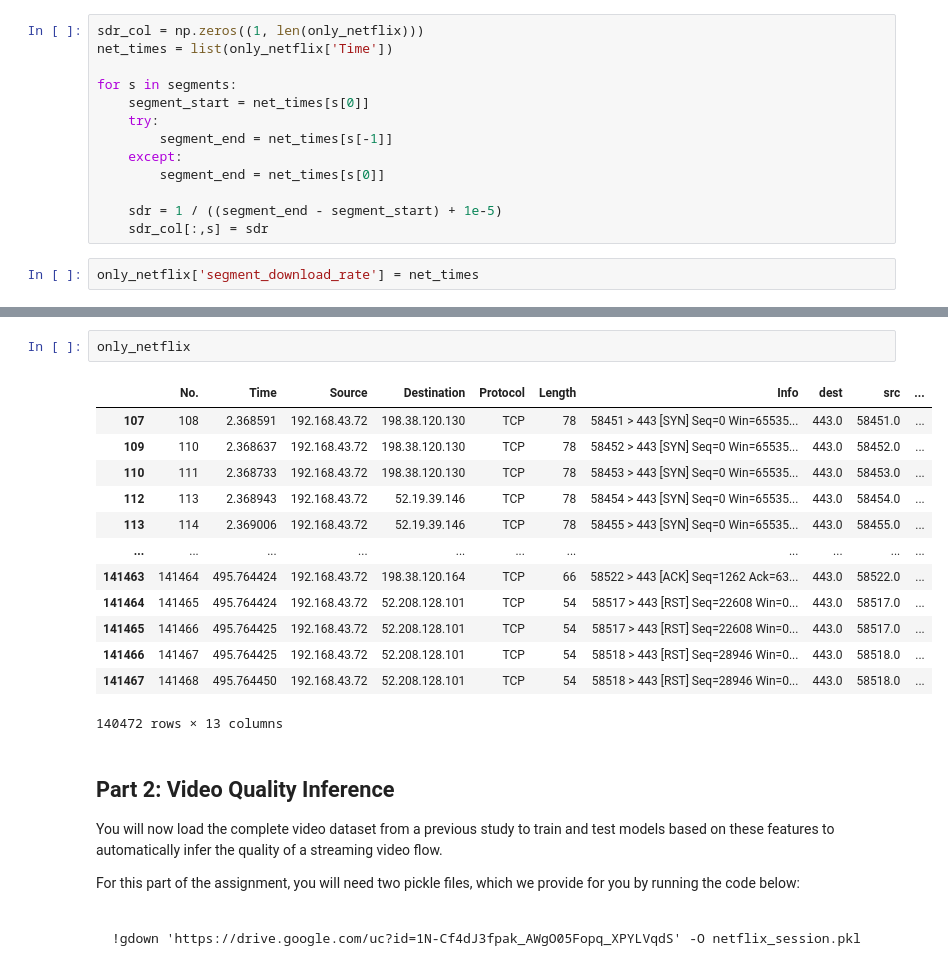
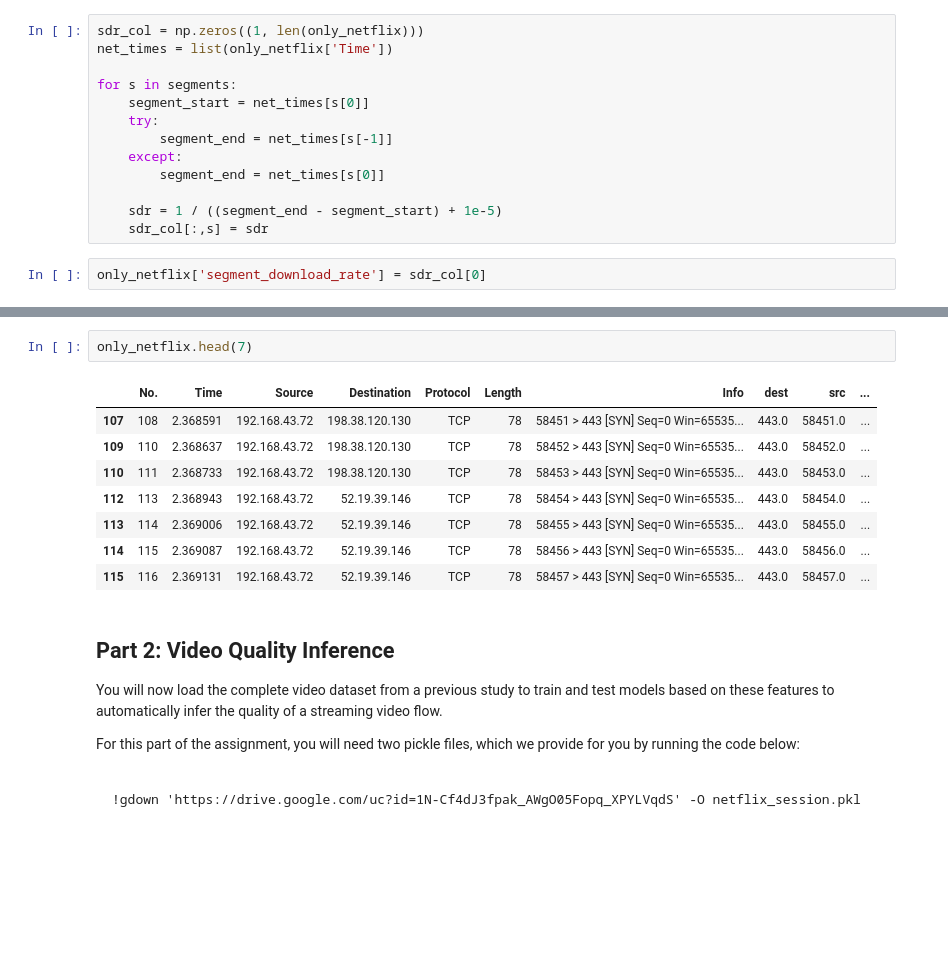
Before and after one commit to noise-course/video-quality-of-experience-zroe1, a Jupyter notebook: 1-Video-Quality-Inference.ipynb, the cells around one changed output, grey strips where cells are left out. Saved outputs shown, nothing was run; the diff lists cells and outputs as text; blank space fills up the shorter version.

```diff
--- a/1-Video-Quality-Inference.ipynb
+++ b/1-Video-Quality-Inference.ipynb
@@ -598,7 +601,7 @@ for s in segments:
     sdr = 1 / ((segment_end - segment_start) + 1e-5)
     sdr_col[:,s] = sdr
 # %%
-only_netflix['segment_download_rate'] = net_times
+only_netflix['segment_download_rate'] = sdr_col[0]
 # %% [output]
 A value is trying to be set on a copy of a slice from a DataFrame.
 Try using .loc[row_indexer,col_indexer] = value instead
@@ -613,19 +616,14 @@ plt.plot(sorted(list(only_netflix['segment_download_rate'])))
 # %%
-only_netflix
+only_netflix.head(7)
 # %% [output]
 |  | No. | Time | Source | Destination | Protocol | Length | Info | dest | src | ... |
 | 107 | 108 | 2.368591 | 192.168.43.72 | 198.38.120.130 | TCP | 78 | 58451 > 443 [SYN] Seq=0 Win=65535... | 443.0 | 58451.0 | ... |
 | 109 | 110 | 2.368637 | 192.168.43.72 | 198.38.120.130 | TCP | 78 | 58452 > 443 [SYN] Seq=0 Win=65535... | 443.0 | 58452.0 | ... |
 | 110 | 111 | 2.368733 | 192.168.43.72 | 198.38.120.130 | TCP | 78 | 58453 > 443 [SYN] Seq=0 Win=65535... | 443.0 | 58453.0 | ... |
 | 112 | 113 | 2.368943 | 192.168.43.72 | 52.19.39.146 | TCP | 78 | 58454 > 443 [SYN] Seq=0 Win=65535... | 443.0 | 58454.0 | ... |
 | 113 | 114 | 2.369006 | 192.168.43.72 | 52.19.39.146 | TCP | 78 | 58455 > 443 [SYN] Seq=0 Win=65535... | 443.0 | 58455.0 | ... |
-| ... | ... | ... | ... | ... | ... | ... | ... | ... | ... | ... |
-| 141463 | 141464 | 495.764424 | 192.168.43.72 | 198.38.120.164 | TCP | 66 | 58522 > 443 [ACK] Seq=1262 Ack=63... | 443.0 | 58522.0 | ... |
-| 141464 | 141465 | 495.764424 | 192.168.43.72 | 52.208.128.101 | TCP | 54 | 58517 > 443 [RST] Seq=22608 Win=0... | 443.0 | 58517.0 | ... |
-| 141465 | 141466 | 495.764425 | 192.168.43.72 | 52.208.128.101 | TCP | 54 | 58517 > 443 [RST] Seq=22608 Win=0... | 443.0 | 58517.0 | ... |
-| 141466 | 141467 | 495.764425 | 192.168.43.72 | 52.208.128.101 | TCP | 54 | 58518 > 443 [RST] Seq=28946 Win=0... | 443.0 | 58518.0 | ... |
-| 141467 | 141468 | 495.764450 | 192.168.43.72 | 52.208.128.101 | TCP | 54 | 58518 > 443 [RST] Seq=28946 Win=0... | 443.0 | 58518.0 | ... |
+| 114 | 115 | 2.369087 | 192.168.43.72 | 52.19.39.146 | TCP | 78 | 58456 > 443 [SYN] Seq=0 Win=65535... | 443.0 | 58456.0 | ... |
+| 115 | 116 | 2.369131 | 192.168.43.72 | 52.19.39.146 | TCP | 78 | 58457 > 443 [SYN] Seq=0 Win=65535... | 443.0 | 58457.0 | ... |
-140472 rows × 13 columns
 # %% [markdown]
 ## Part 2: Video Quality Inference
 
```
Also changed, not shown: parts of 18 cells of this notebook.
